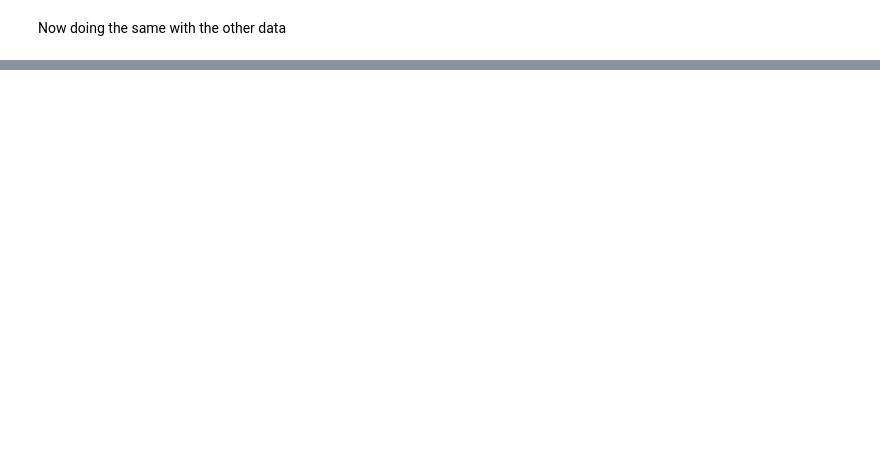
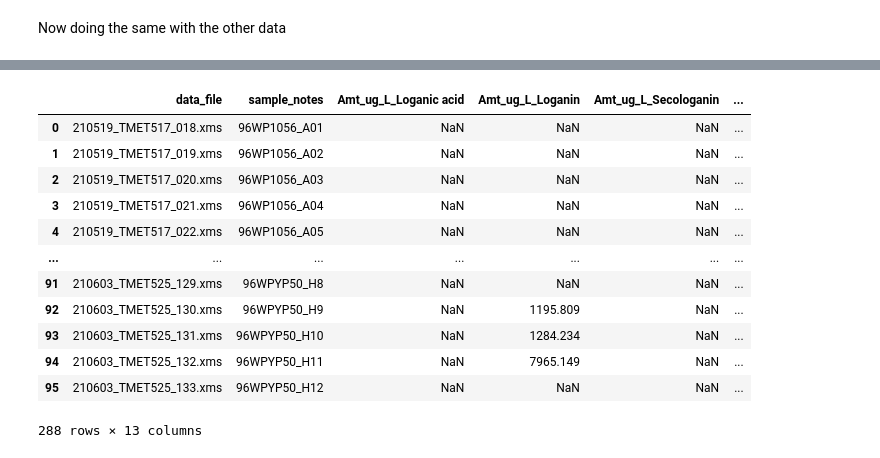
Before and after one commit to hiyama341/ConStrain, a Jupyter notebook: notebooks/5-TEST-Library_Characterization.ipynb, the cells around one changed output, grey strips where cells are left out. Cells and saved outputs as stored; diff of their text form; code cells hidden in the pictures; blank space fills up the shorter version.

```diff
--- a/notebooks/5-TEST-Library_Characterization.ipynb
+++ b/notebooks/5-TEST-Library_Characterization.ipynb
@@ -330 +456,24 @@ Now doing the same with the other data
+# %%
+# This is plate yp49
+plate49 = pd.read_csv("../data/raw/023_LC-MS/Result_table_210519_tmet517_Soren.csv", sep = ',')
+plate50 = pd.read_csv("../data/raw/023_LC-MS/Result_table_210603_tmet525_yp50.csv", sep = ',')
+plate51 = pd.read_csv("../data/raw/023_LC-MS/Result_table_210603_tmet525_yp50.csv", sep = ',')
+
+# Stack the DataFrames on top of each other
+results2 = pd.concat([plate49, plate50,plate51 ], axis=0)
+results2
+# %% [output]
+|  | data_file | sample_notes | Amt_ug_L_Loganic acid | Amt_ug_L_Loganin | Amt_ug_L_Secologanin | ... |
+| 0 | 210519_TMET517_018.xms | 96WP1056_A01 | NaN | NaN | NaN | ... |
+| 1 | 210519_TMET517_019.xms | 96WP1056_A02 | NaN | NaN | NaN | ... |
+| 2 | 210519_TMET517_020.xms | 96WP1056_A03 | NaN | NaN | NaN | ... |
+| 3 | 210519_TMET517_021.xms | 96WP1056_A04 | NaN | NaN | NaN | ... |
+| 4 | 210519_TMET517_022.xms | 96WP1056_A05 | NaN | NaN | NaN | ... |
+| ... | ... | ... | ... | ... | ... | ... |
+| 91 | 210603_TMET525_129.xms | 96WPYP50_H8 | NaN | NaN | NaN | ... |
+| 92 | 210603_TMET525_130.xms | 96WPYP50_H9 | NaN | 1195.809 | NaN | ... |
+| 93 | 210603_TMET525_131.xms | 96WPYP50_H10 | NaN | 1284.234 | NaN | ... |
+| 94 | 210603_TMET525_132.xms | 96WPYP50_H11 | NaN | 7965.149 | NaN | ... |
+| 95 | 210603_TMET525_133.xms | 96WPYP50_H12 | NaN | NaN | NaN | ... |
+288 rows × 13 columns
 # %%
```
Also changed, not shown: parts of 11 cells of this notebook, 7 other files.
